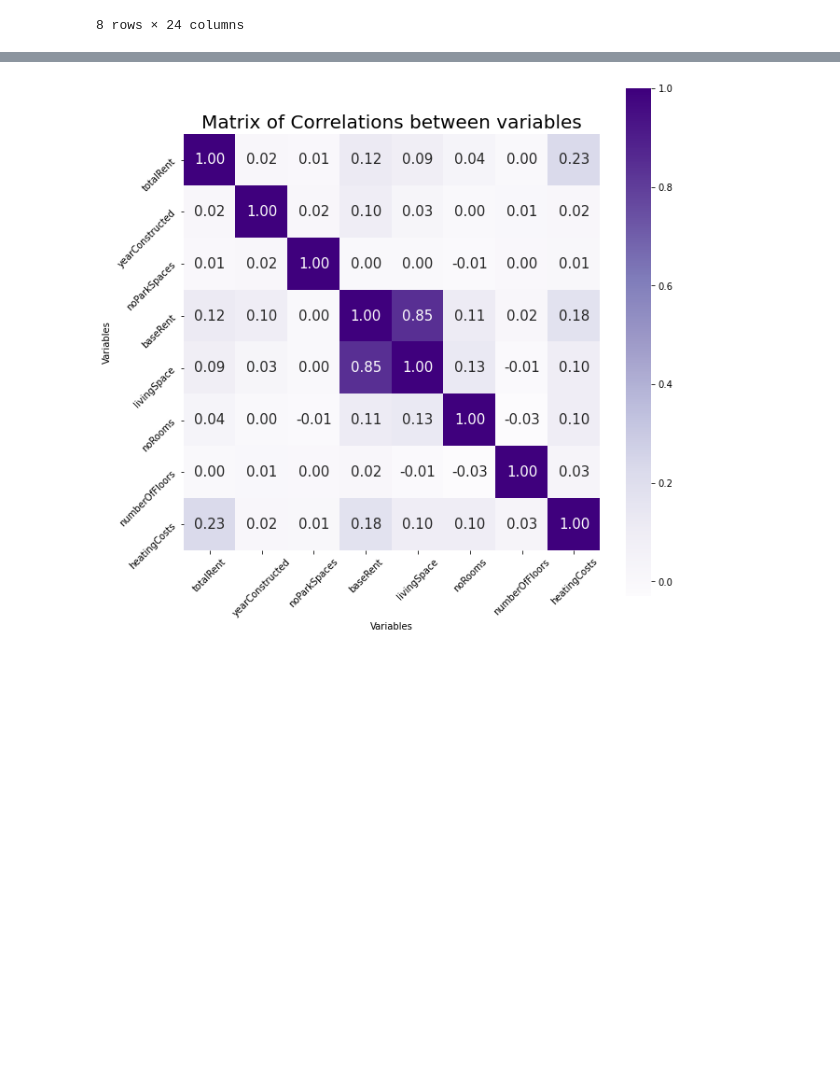
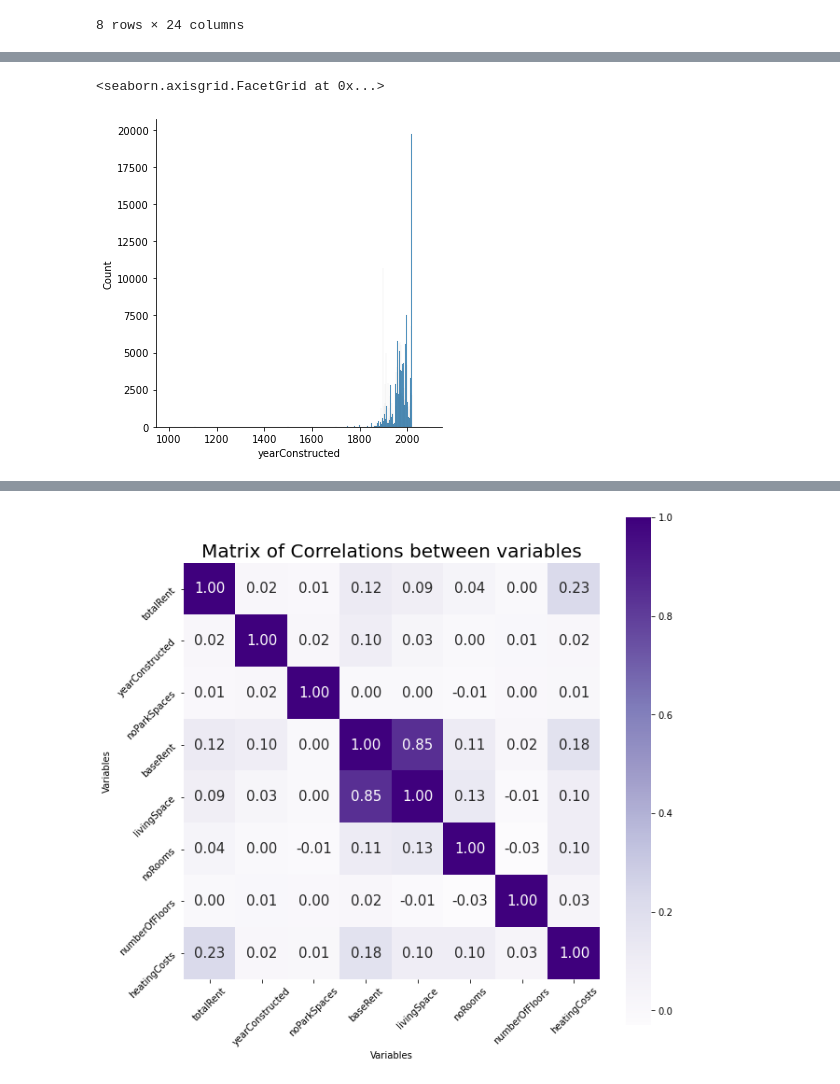
Before and after one commit to eriglesias/housing_prices_DEU, a Jupyter notebook: housing_analysis_de.ipynb, the cells around one changed output, grey strips where cells are left out. Cells and saved outputs as stored; diff of their text form; code cells hidden in the pictures; blank space fills up the shorter version.

```diff
--- a/housing_analysis_de.ipynb
+++ b/housing_analysis_de.ipynb
@@ -297,0 +306,5 @@ dtype: float64
+# %%
+sns.displot(housing.yearConstructed)
+# %% [output]
+<seaborn.axisgrid.FacetGrid at 0x...>
+[figure, added]
```
Also changed, not shown: parts of 28 cells of this notebook.
